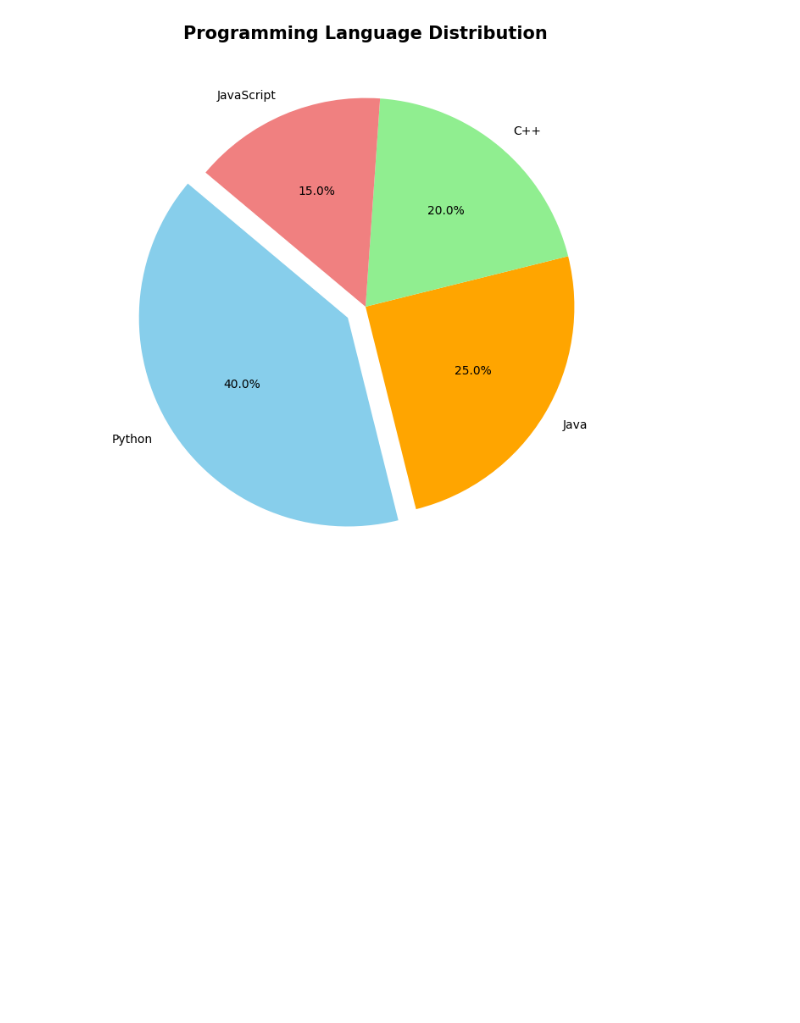
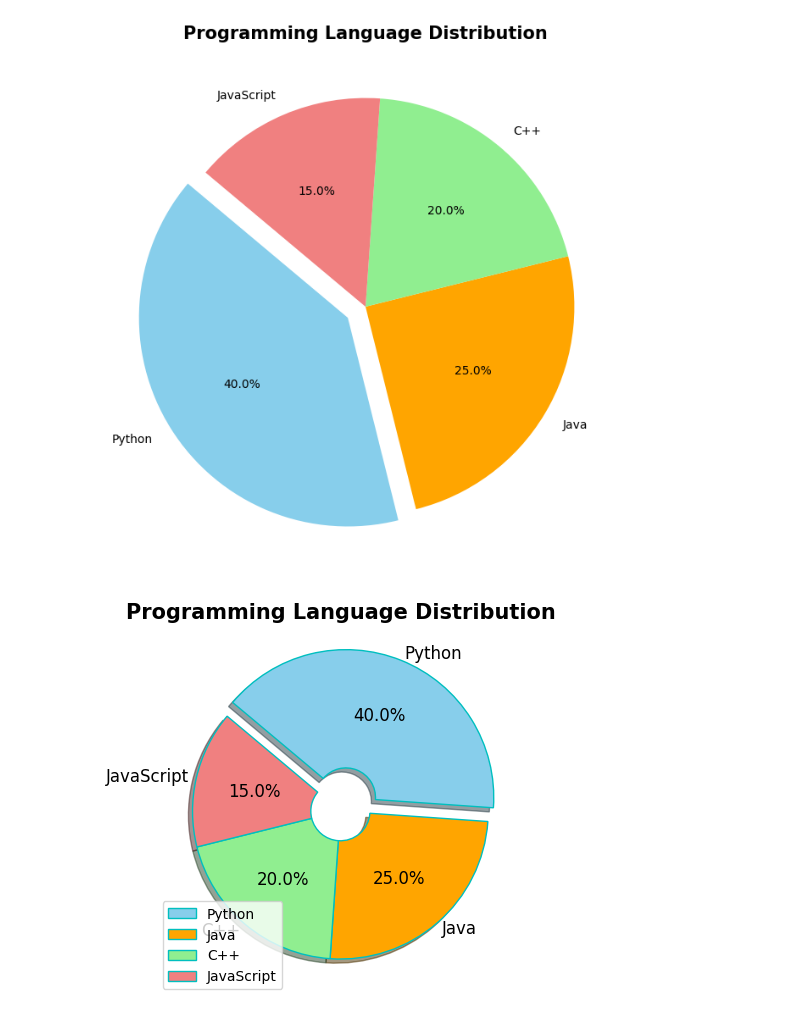
Before and after one commit to praveensinghaws/Python, a Jupyter notebook: wsCubeTech/Matplotlib/7. Pie Plot.ipynb, the cells around one changed output. Saved outputs shown, nothing was run; the diff lists cells and outputs as text; code cells hidden in the pictures; blank space fills up the shorter version.

```diff
--- a/wsCubeTech/Matplotlib/7. Pie Plot.ipynb
+++ b/wsCubeTech/Matplotlib/7. Pie Plot.ipynb
@@ -20,3 +20,19 @@ plt.title("Programming Language Distribution", fontsize=15, fontweight='bold')
 plt.show()
 # %% [output]
 [figure]
+# %%
+import matplotlib.pyplot as plt
+
+# Data
+labels = ['Python', 'Java', 'C++', 'JavaScript']
+sizes = [40, 25, 20, 15]
+colors = ['skyblue', 'orange', 'lightgreen', 'lightcoral']
+explode = (0.1, 0, 0, 0)
+
+plt.pie(sizes, labels=labels, explode=explode, colors=colors, autopct='%1.1f%%', startangle=140, shadow=True, radius=1, labeldistance=1.05, textprops={'fontsize': 12, 'color': 'black'}, counterclock=False, wedgeprops={'linewidth': 1, 'width': 0.8, 'edgecolor': 'c'}, rotatelabels=False)
+
+plt.title("Programming Language Distribution", fontsize=15, fontweight='bold')
+plt.legend(loc=3)
+plt.show()
+# %% [output]
+[figure, added]
```
Also changed, not shown: parts of 3 cells of this notebook.
